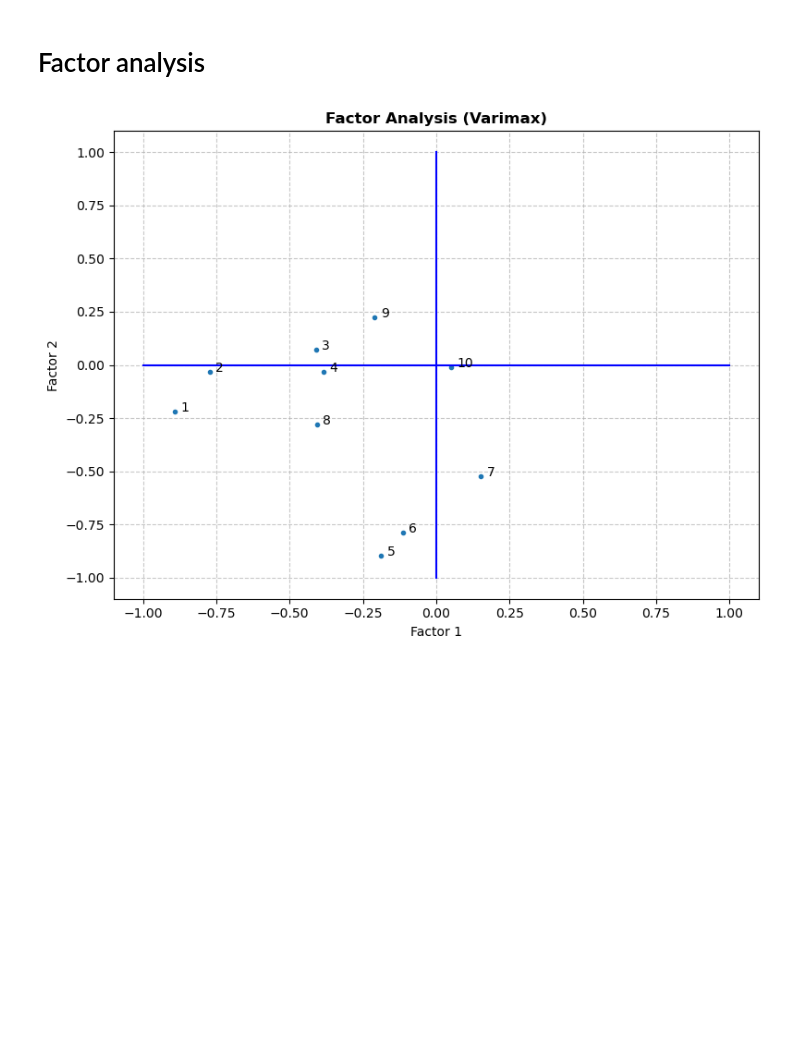
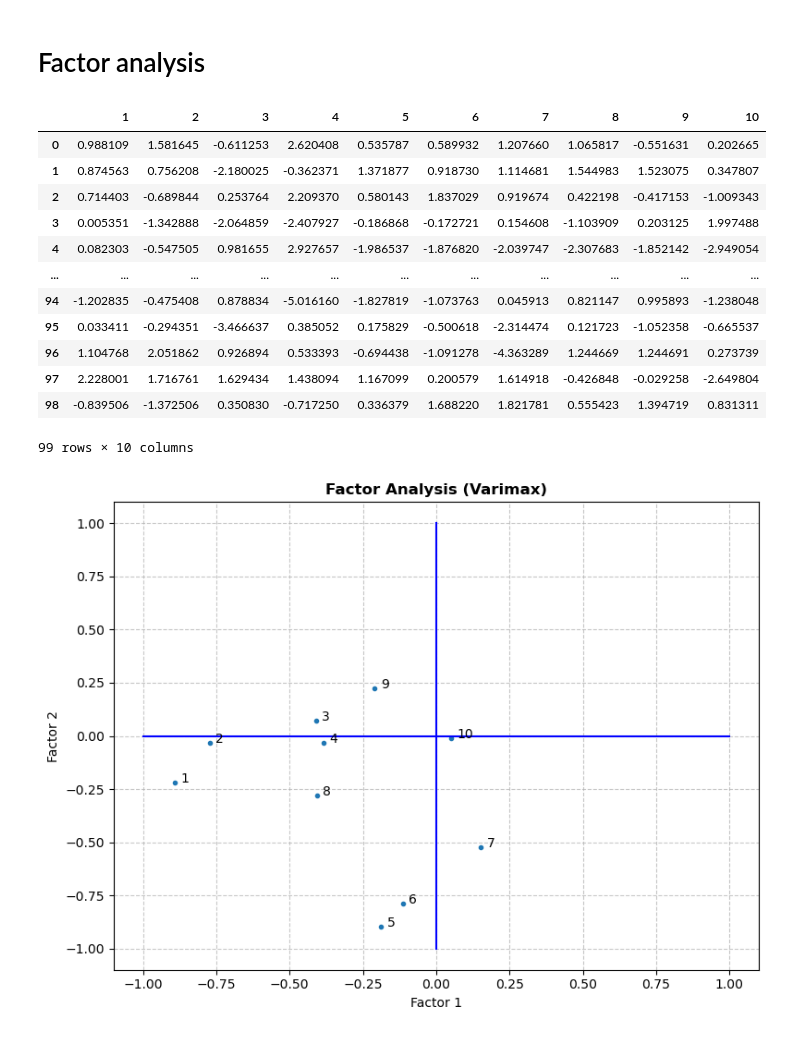
Before and after one commit to notPlancha/eda-lab-1, a Jupyter notebook: src/3.ipynb, the cells around one changed output. Cells and saved outputs as stored; diff of their text form; code cells hidden in the pictures; blank space fills up the shorter version.

```diff
--- a/src/3.ipynb
+++ b/src/3.ipynb
@@ -3,23 +3,38 @@
 # %%
 import pandas as pd
 import numpy as np
 import matplotlib.pyplot as plt
 from sklearn.preprocessing import StandardScaler
 from sklearn.decomposition import FactorAnalysis
 
-stocks_df = pd.read_excel('../data/stockreturns.xlsx')
+stocks_df = pd.read_excel('../data/stockreturns.xlsx', names=list(range(1,11)))
 stocks = stocks_df.values  # convert to numpy array
 
 scaler = StandardScaler()
 stocks_scaled = scaler.fit_transform(stocks)
 
 # FA with rotation (default)
 fa_default = FactorAnalysis(n_components=3, rotation='varimax')
 fa_default.fit(stocks_scaled)
 loadings_default = fa_default.components_.T
 
 # FA NO rotation
 fa_none = FactorAnalysis(n_components=3, rotation=None)
 fa_none.fit(stocks_scaled)
 loadings_none = fa_none.components_.T
+stocks_df
+# %% [output]
+|  | 1 | 2 | 3 | 4 | 5 | 6 | 7 | 8 | 9 | 10 |
+| 0 | 0.988109 | 1.581645 | -0.611253 | 2.620408 | 0.535787 | 0.589932 | 1.207660 | 1.065817 | -0.551631 | 0.202665 |
+| 1 | 0.874563 | 0.756208 | -2.180025 | -0.362371 | 1.371877 | 0.918730 | 1.114681 | 1.544983 | 1.523075 | 0.347807 |
+| 2 | 0.714403 | -0.689844 | 0.253764 | 2.209370 | 0.580143 | 1.837029 | 0.919674 | 0.422198 | -0.417153 | -1.009343 |
+| 3 | 0.005351 | -1.342888 | -2.064859 | -2.407927 | -0.186868 | -0.172721 | 0.154608 | -1.103909 | 0.203125 | 1.997488 |
+| 4 | 0.082303 | -0.547505 | 0.981655 | 2.927657 | -1.986537 | -1.876820 | -2.039747 | -2.307683 | -1.852142 | -2.949054 |
+| ... | ... | ... | ... | ... | ... | ... | ... | ... | ... | ... |
+| 94 | -1.202835 | -0.475408 | 0.878834 | -5.016160 | -1.827819 | -1.073763 | 0.045913 | 0.821147 | 0.995893 | -1.238048 |
+| 95 | 0.033411 | -0.294351 | -3.466637 | 0.385052 | 0.175829 | -0.500618 | -2.314474 | 0.121723 | -1.052358 | -0.665537 |
+| 96 | 1.104768 | 2.051862 | 0.926894 | 0.533393 | -0.694438 | -1.091278 | -4.363289 | 1.244669 | 1.244691 | 0.273739 |
+| 97 | 2.228001 | 1.716761 | 1.629434 | 1.438094 | 1.167099 | 0.200579 | 1.614918 | -0.426848 | -0.029258 | -2.649804 |
+| 98 | -0.839506 | -1.372506 | 0.350830 | -0.717250 | 0.336379 | 1.688220 | 1.821781 | 0.555423 | 1.394719 | 0.831311 |
+99 rows × 10 columns
 # %%
```
Also changed, not shown: parts of 3 cells of this notebook, 2 other files.
